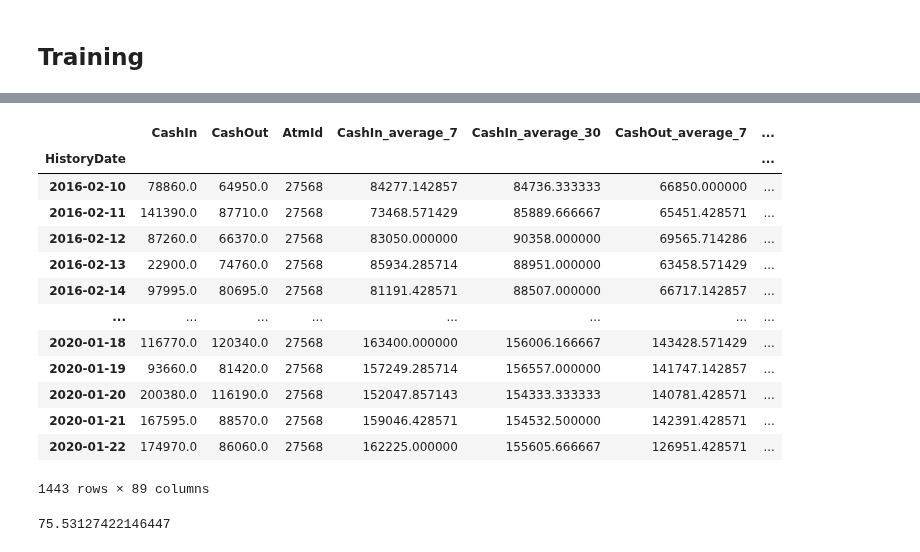
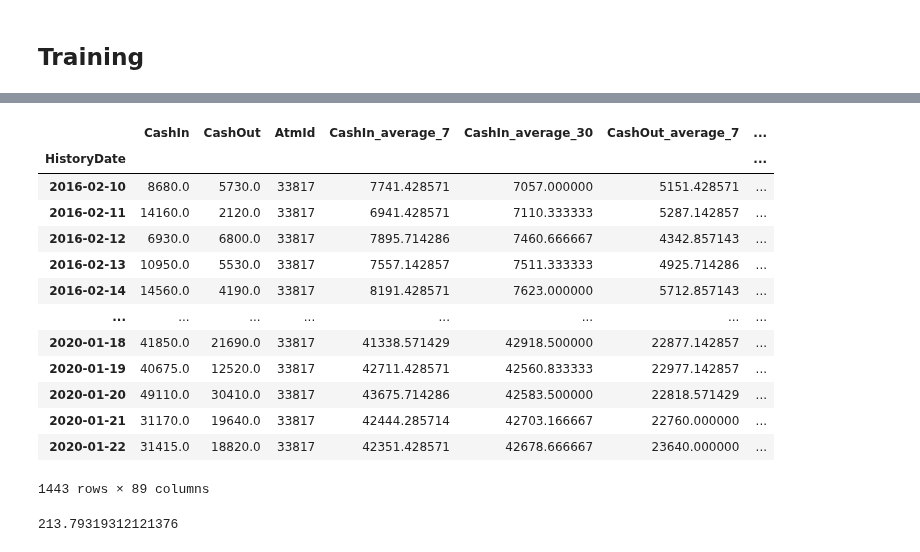
Before and after one commit to CahidArda/data-science-intenship-study, a Jupyter notebook: notebooks/tabTransformer/clustering.ipynb, the cells around one changed output, grey strips where cells are left out. Cells and saved outputs as stored; diff of their text form; code cells hidden in the pictures.

```diff
--- a/notebooks/tabTransformer/clustering.ipynb
+++ b/notebooks/tabTransformer/clustering.ipynb
@@ -34,7 +34,7 @@ CLUSTER_WITH = 'CashIn'
 
 clustering_df = pd.DataFrame(dtype='float64')
 feature_sets = []
-atmIds = df['AtmId'].value_counts()[:50].index
+atmIds = df['AtmId'].value_counts()[:20].index
 
 
 for atmId in atmIds:
@@ -193,21 +196,21 @@ plot_history(history)
 # %%
-ATM_ID = 27568
+ATM_ID = 33817
 atm_feature_set = all_atms_feature_set[all_atms_feature_set['AtmId'] == ATM_ID]
 atm_feature_set
 # %% [output]
 |  | CashIn | CashOut | AtmId | CashIn_average_7 | CashIn_average_30 | CashOut_average_7 | ... |
 | HistoryDate |  |  |  |  |  |  | ... |
-| 2016-02-10 | 78860.0 | 64950.0 | 27568 | 84277.142857 | 84736.333333 | 66850.000000 | ... |
-| 2016-02-11 | 141390.0 | 87710.0 | 27568 | 73468.571429 | 85889.666667 | 65451.428571 | ... |
-| 2016-02-12 | 87260.0 | 66370.0 | 27568 | 83050.000000 | 90358.000000 | 69565.714286 | ... |
-| 2016-02-13 | 22900.0 | 74760.0 | 27568 | 85934.285714 | 88951.000000 | 63458.571429 | ... |
-| 2016-02-14 | 97995.0 | 80695.0 | 27568 | 81191.428571 | 88507.000000 | 66717.142857 | ... |
+| 2016-02-10 | 8680.0 | 5730.0 | 33817 | 7741.428571 | 7057.000000 | 5151.428571 | ... |
+| 2016-02-11 | 14160.0 | 2120.0 | 33817 | 6941.428571 | 7110.333333 | 5287.142857 | ... |
+| 2016-02-12 | 6930.0 | 6800.0 | 33817 | 7895.714286 | 7460.666667 | 4342.857143 | ... |
+| 2016-02-13 | 10950.0 | 5530.0 | 33817 | 7557.142857 | 7511.333333 | 4925.714286 | ... |
+| 2016-02-14 | 14560.0 | 4190.0 | 33817 | 8191.428571 | 7623.000000 | 5712.857143 | ... |
 | ... | ... | ... | ... | ... | ... | ... | ... |
-| 2020-01-18 | 116770.0 | 120340.0 | 27568 | 163400.000000 | 156006.166667 | 143428.571429 | ... |
-| 2020-01-19 | 93660.0 | 81420.0 | 27568 | 157249.285714 | 156557.000000 | 141747.142857 | ... |
-| 2020-01-20 | 200380.0 | 116190.0 | 27568 | 152047.857143 | 154333.333333 | 140781.428571 | ... |
-| 2020-01-21 | 167595.0 | 88570.0 | 27568 | 159046.428571 | 154532.500000 | 142391.428571 | ... |
-| 2020-01-22 | 174970.0 | 86060.0 | 27568 | 162225.000000 | 155605.666667 | 126951.428571 | ... |
+| 2020-01-18 | 41850.0 | 21690.0 | 33817 | 41338.571429 | 42918.500000 | 22877.142857 | ... |
+| 2020-01-19 | 40675.0 | 12520.0 | 33817 | 42711.428571 | 42560.833333 | 22977.142857 | ... |
+| 2020-01-20 | 49110.0 | 30410.0 | 33817 | 43675.714286 | 42583.500000 | 22818.571429 | ... |
+| 2020-01-21 | 31170.0 | 19640.0 | 33817 | 42444.285714 | 42703.166667 | 22760.000000 | ... |
+| 2020-01-22 | 31415.0 | 18820.0 | 33817 | 42351.428571 | 42678.666667 | 23640.000000 | ... |
 1443 rows × 89 columns
 # %%
 from forecasting import get_error_with_freq
@@ -220,6 +223,6 @@ def draw_model_error(model, X, y_actual, error_freq='w', split_from=None):
     draw_error_over_time(y_actual, y_pred, weekly_errors, split_from)
     print(weekly_errors.mean())
 # %%
-draw_model_error(tabTransforer, get_input_sets(atm_feature_set[atm_feature_set.columns[2:]], groups), atm_feature_set[TARGET], split_from=X_train.index[-1])
+draw_model_error(tabTransformer, get_input_sets(atm_feature_set, groups), atm_feature_set[TARGET], split_from=X_train.index[-1])
 # %% [output]
-75.53127422146447
+213.79319312121376
```
Also changed, not shown: parts of 7 cells of this notebook, 1 other file.
